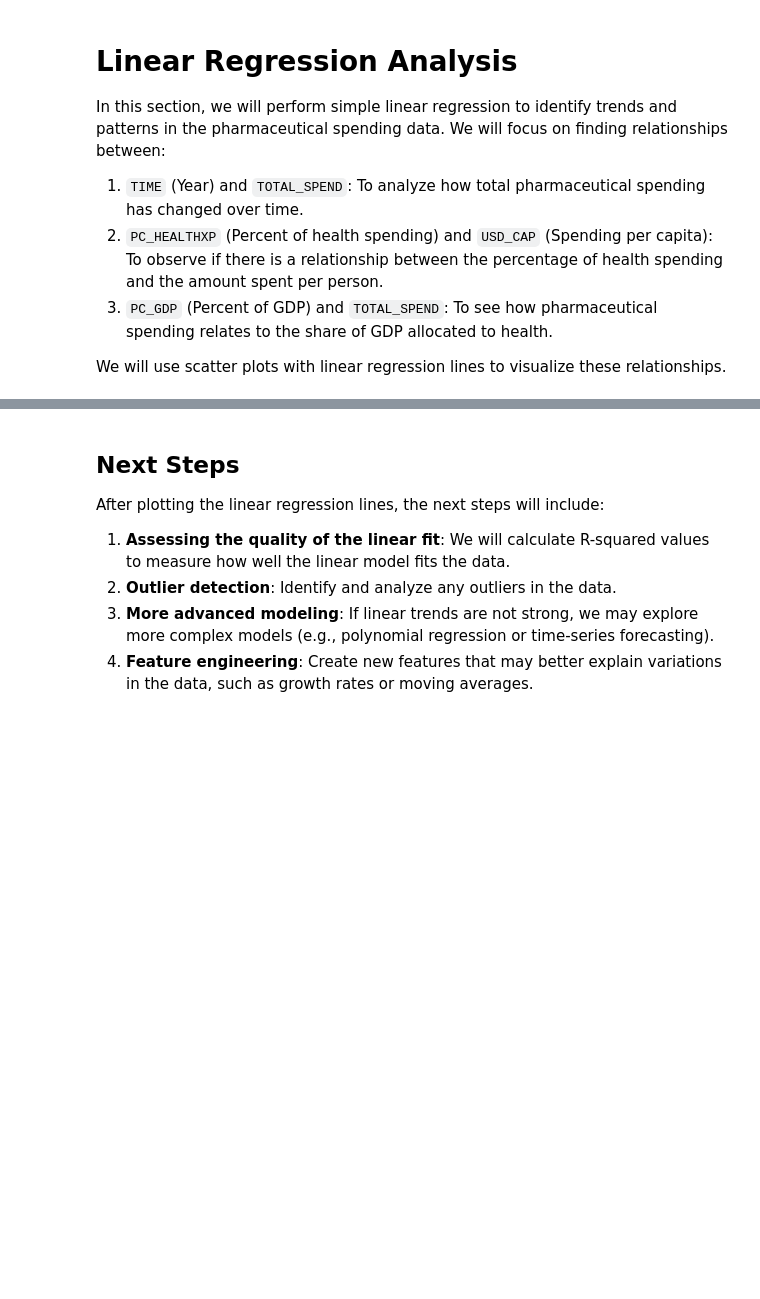
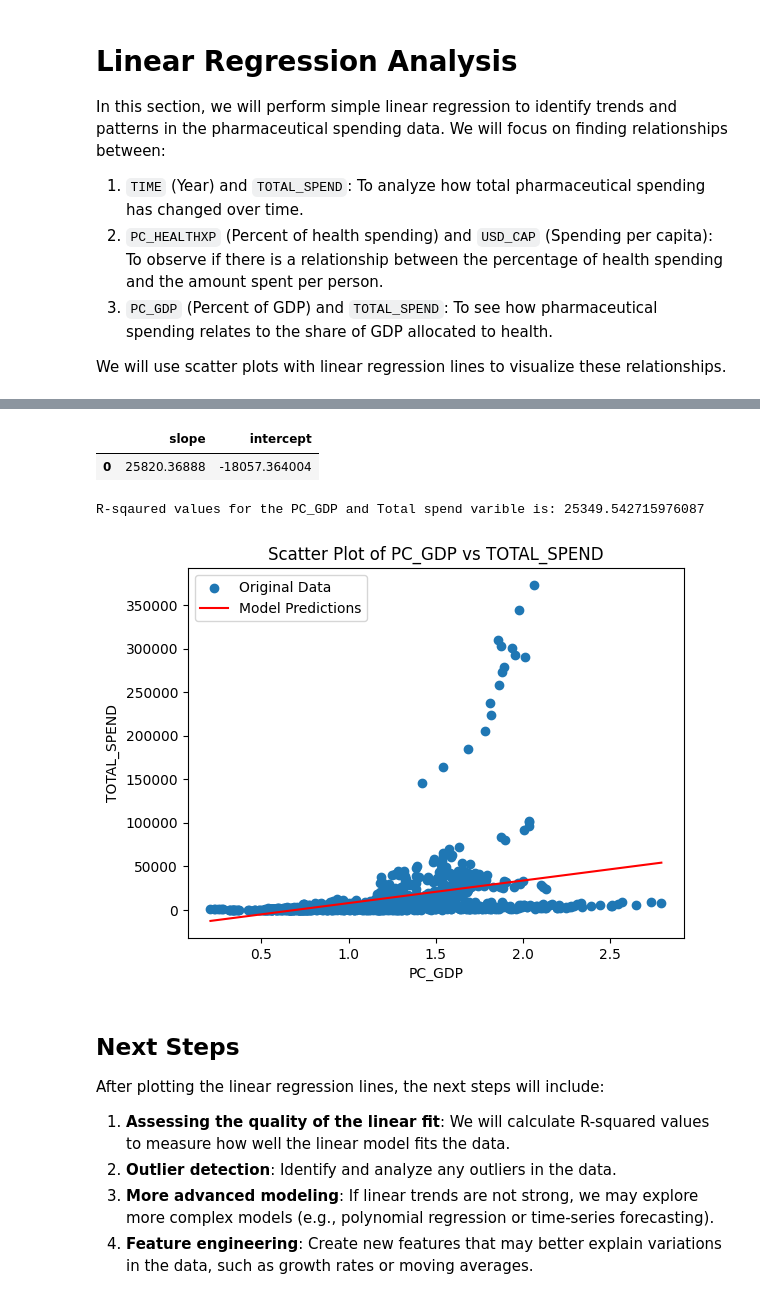
Before and after one commit to DmytroBolokhonov/team_project, a Jupyter notebook: experiments/Linear_regression_model_on_3_methods.ipynb, the cells around one changed output, grey strips where cells are left out. Cells and saved outputs as stored; diff of their text form; code cells hidden in the pictures; blank space fills up the shorter version.

```diff
--- a/experiments/Linear_regression_model_on_3_methods.ipynb
+++ b/experiments/Linear_regression_model_on_3_methods.ipynb
@@ -182,3 +299,54 @@ We will use scatter plots with linear regression lines to visualize these relati
+# %%
+# fit the linear regression model
+lm_3 = LinearRegression()
+lm_3.fit(
+   processed_df_train[["PC_GDP"]],  # A single-column data frame (PC_GDP)
+   processed_df_train["TOTAL_SPEND"]  # A series (TOTAL_SPEND)
+)
+
+# Make a dataframe containing b_1 (slope) and b_0 (intercept) coefficients
+pd.DataFrame({"slope": [lm_3.coef_[0]], "intercept": [lm_3.intercept_]})
+# %% [output]
+|  | slope | intercept |
+| 0 | 25820.36888 | -18057.364004 |
+# %%
+# make predictions
+processed_df_test["predicted"] = lm_3.predict(processed_df_test[["PC_GDP"]])
+
+from sklearn.metrics import mean_squared_error
+# calculate RMSPE
+RMSPE_3 = mean_squared_error(
+    y_true=processed_df_test["TOTAL_SPEND"],
+    y_pred=processed_df_test["predicted"]
+)**(1/2)
+
+RMSPE_3
+print(f"R-sqaured values for the PC_GDP and Total spend varible is: {RMSPE_3}")
+# %% [output]
+R-sqaured values for the PC_GDP and Total spend varible is: 25349.542715976087
+# %%
+# This line calculates the minimum and maximum values of the "PC_GDP" column in the processed_df dataset.
+PC_GDP_prediction_grid = processed_df[["PC_GDP"]].agg(["min", "max"])
+
+# Uses the linear model to predict prices for the min and max square footage values.
+PC_GDP_prediction_grid["predicted"] = lm_3.predict(PC_GDP_prediction_grid)
+
+# Plot the original data
+plt.scatter(processed_df["PC_GDP"], processed_df["TOTAL_SPEND"], label='Original Data')
+
+# Plot the model predictions as a line
+plt.plot(PC_GDP_prediction_grid["PC_GDP"], PC_GDP_prediction_grid["predicted"], color='red', label='Model Predictions')
+
+# Add labels and legend
+plt.xlabel('PC_GDP')
+plt.ylabel('TOTAL_SPEND')
+plt.title('Scatter Plot of PC_GDP vs TOTAL_SPEND')
+plt.legend()
+
+# Show the plot
+plt.show()
+# %% [output]
+[figure, added]
 # %% [markdown]
 ## Next Steps
 
```
Also changed, not shown: parts of 15 cells of this notebook.
